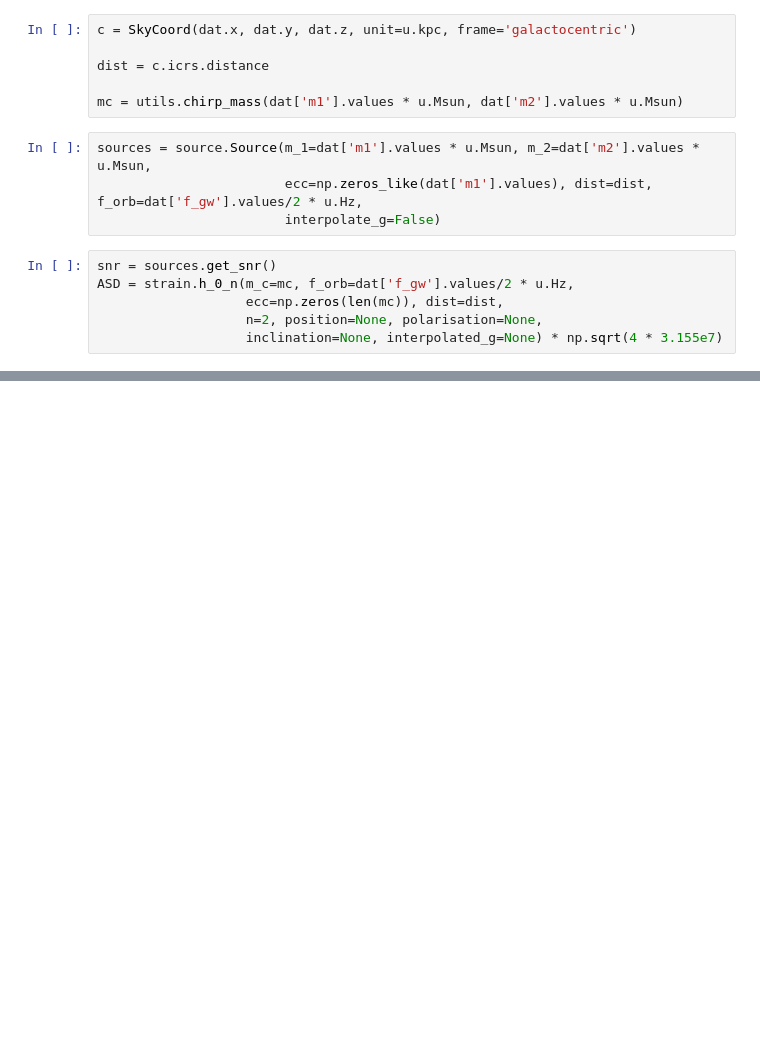
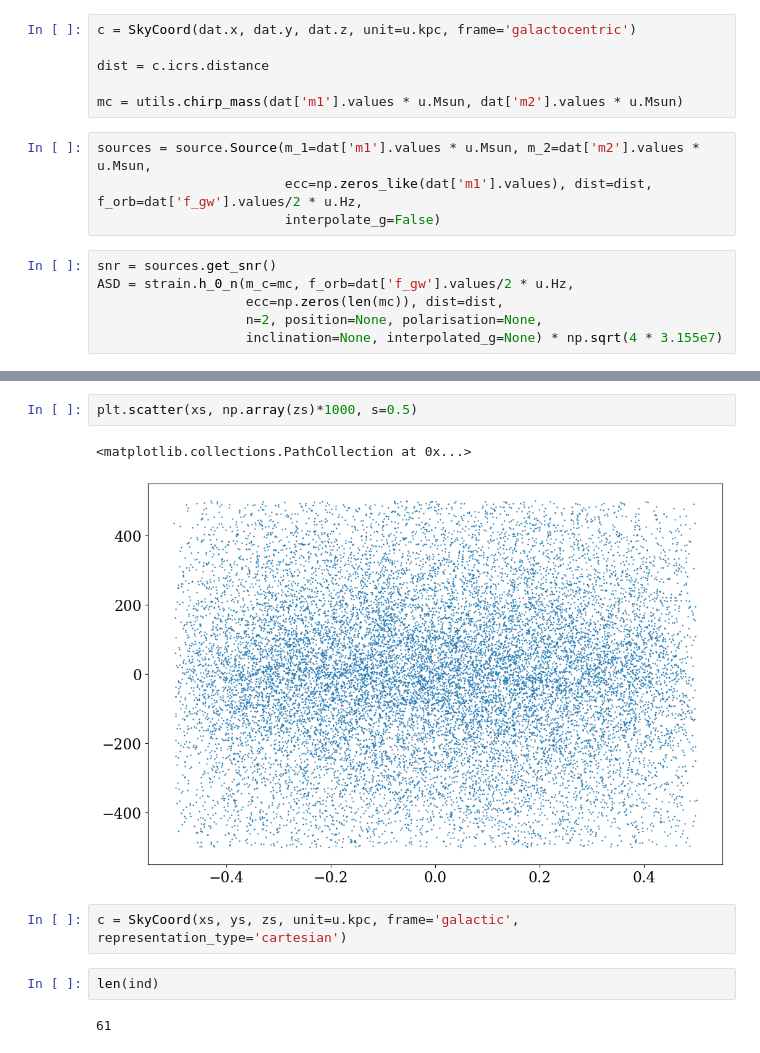
Before and after one commit to katiebreivik/cataclysmic-pileup, a Jupyter notebook: Generate_and_plot_sample.ipynb, the cells around one changed output, grey strips where cells are left out. Drawn from its saved outputs; the diff is of its cells as text; blank space fills up the shorter version.

```diff
--- a/Generate_and_plot_sample.ipynb
+++ b/Generate_and_plot_sample.ipynb
@@ -147,0 +180,11 @@ plt.savefig("asd.png")
+# %%
+plt.scatter(xs, np.array(zs)*1000, s=0.5)
+# %% [output]
+<matplotlib.collections.PathCollection at 0x...>
+[figure, added]
+# %%
+c = SkyCoord(xs, ys, zs, unit=u.kpc, frame='galactic', representation_type='cartesian')
+# %%
+len(ind)
+# %% [output]
+61
```
Also changed, not shown: parts of 10 cells of this notebook, 1 other file.
